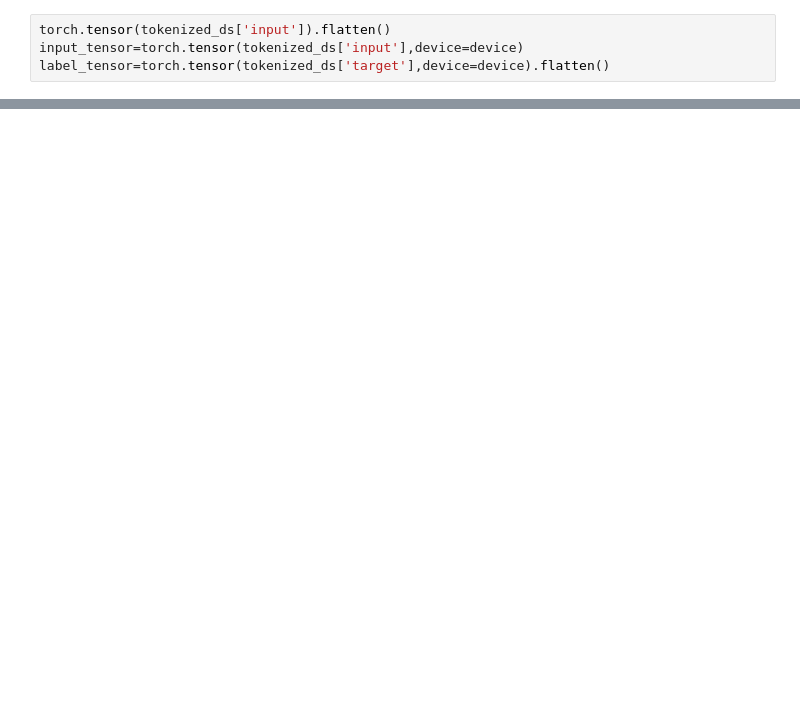
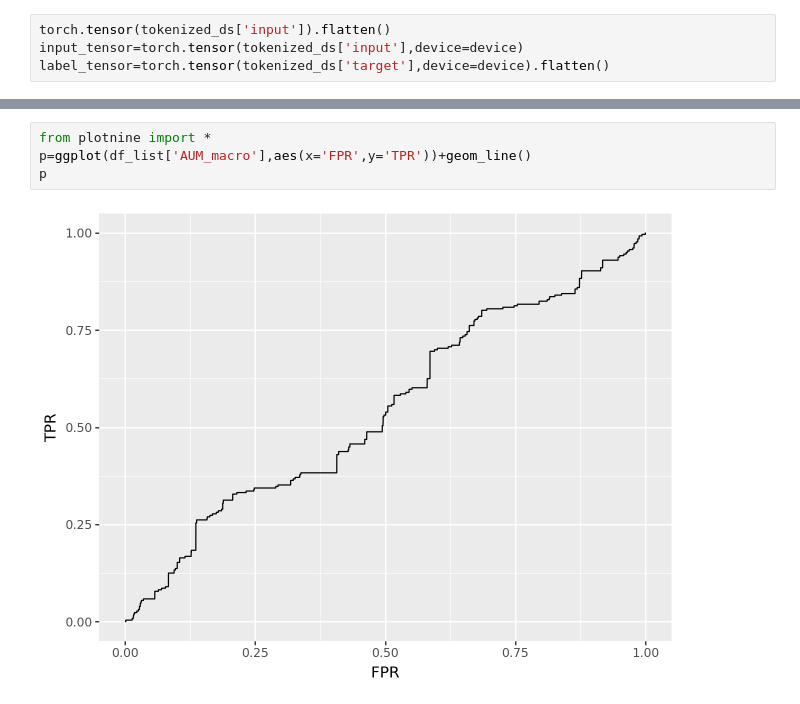
Before and after one commit to OGuenoun/LM-AUM, a Jupyter notebook: LM_AUM_training.ipynb, the cells around one changed output, grey strips where cells are left out. Drawn from its saved outputs; the diff is of its cells as text; blank space fills up the shorter version.

```diff
--- a/LM_AUM_training.ipynb
+++ b/LM_AUM_training.ipynb
@@ -427,0 +465,6 @@ ValueError: Number of classes in y_true not equal to the number of columns in 'y
+# %%
+from plotnine import *
+p=ggplot(df_list['AUM_macro'],aes(x='FPR',y='TPR'))+geom_line()
+p
+# %% [output]
+[figure, added]
```
Also changed, not shown: parts of 8 cells of this notebook.
